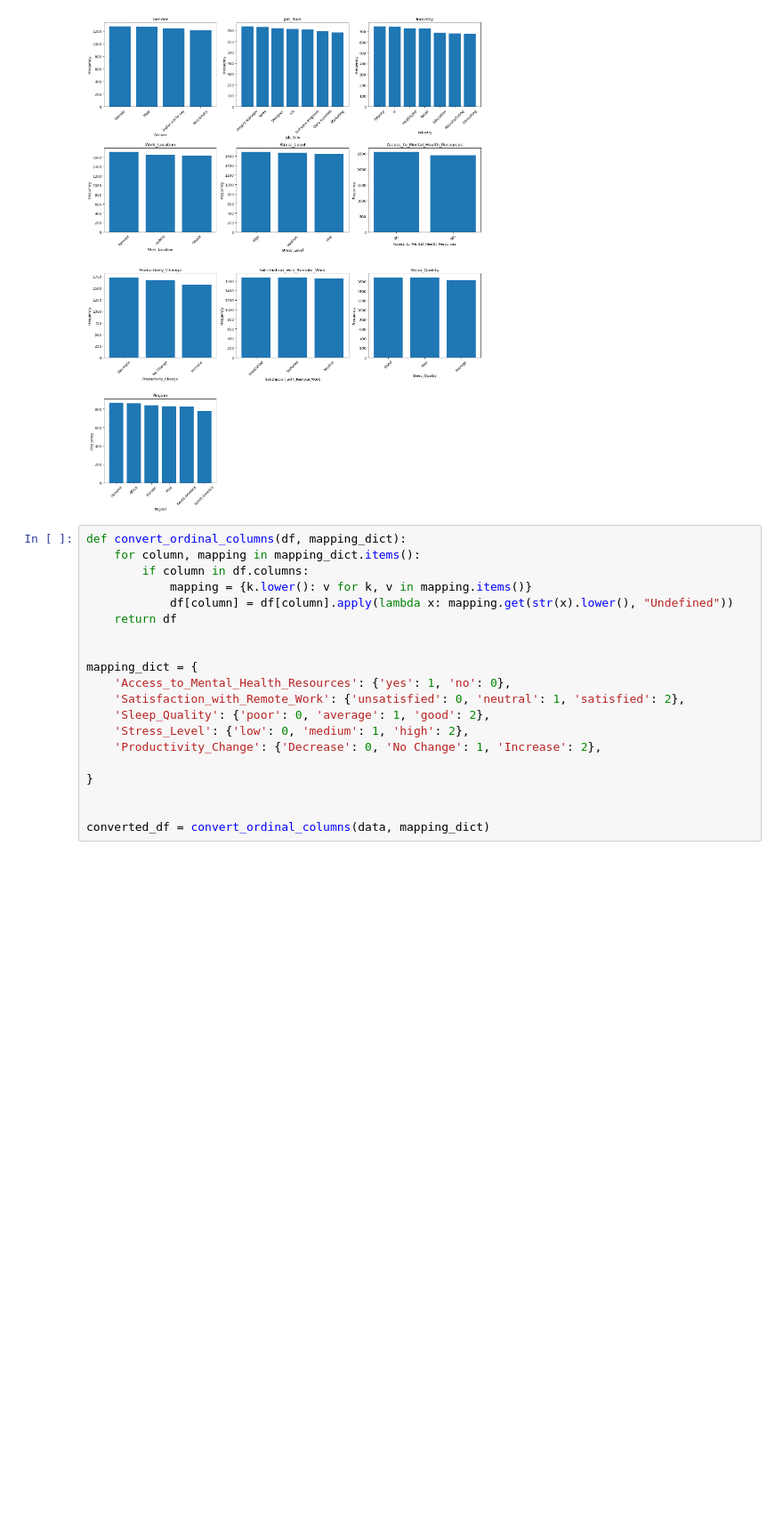
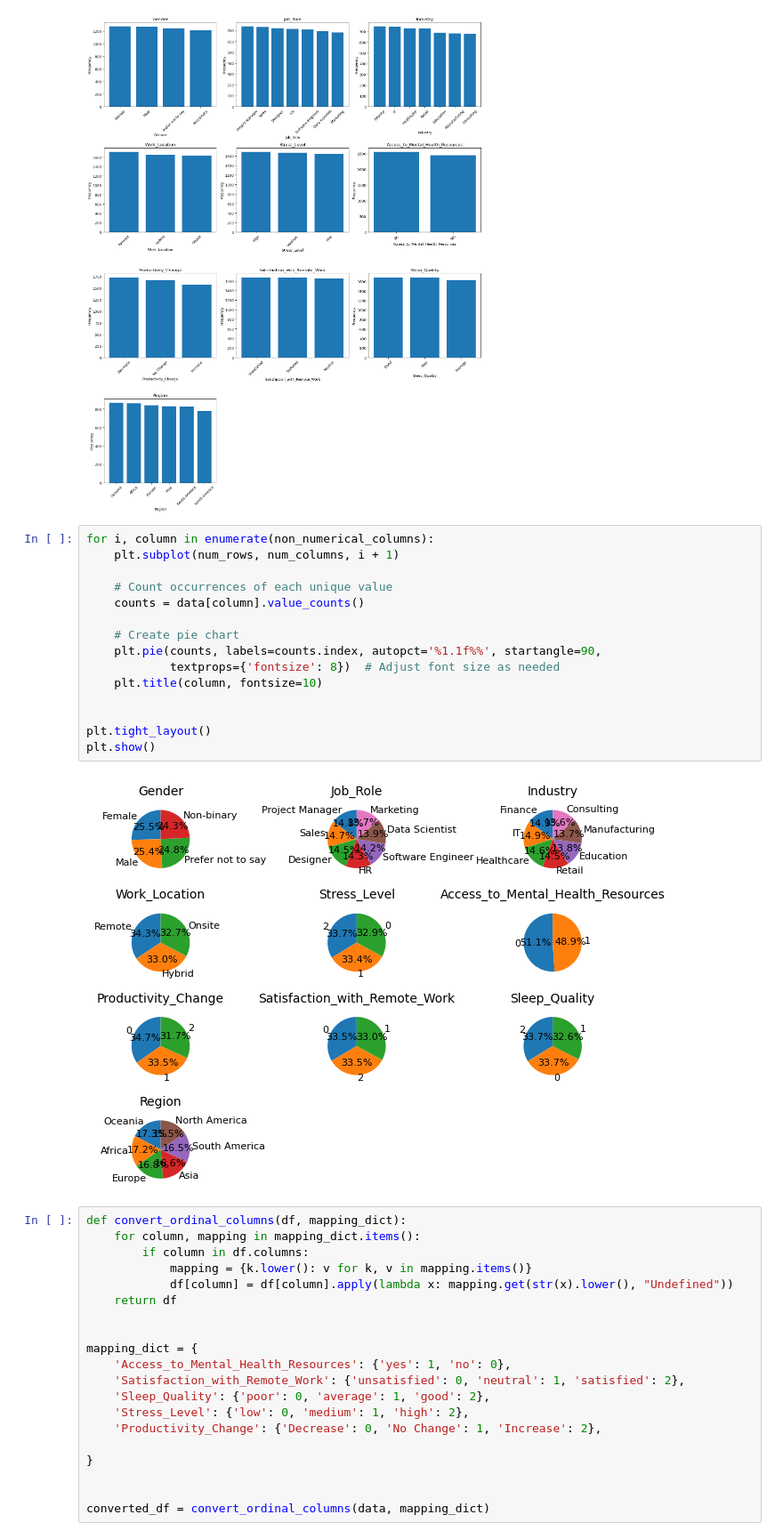
Before and after one commit to VivianZhao12/CAPSTONE-Causal-Inference-between-Remote-Work-and-Mental-Health, a Jupyter notebook: EDA.ipynb, the cells around one changed output. Shown at 89% size. Drawn from its saved outputs; the diff is of its cells as text; blank space fills up the shorter version.

```diff
--- a/EDA.ipynb
+++ b/EDA.ipynb
@@ -76,6 +76,23 @@ plt.tight_layout()
 plt.show()
 # %% [output]
 [figure]
+# %%
+for i, column in enumerate(non_numerical_columns):
+    plt.subplot(num_rows, num_columns, i + 1)
+
+    # Count occurrences of each unique value
+    counts = data[column].value_counts()
+
+    # Create pie chart
+    plt.pie(counts, labels=counts.index, autopct='%1.1f%%', startangle=90,
+            textprops={'fontsize': 8})  # Adjust font size as needed
+    plt.title(column, fontsize=10)
+
+
+plt.tight_layout()
+plt.show()
+# %% [output]
+[figure, added]
 # %%
 def convert_ordinal_columns(df, mapping_dict):
     for column, mapping in mapping_dict.items():
```
Also changed, not shown: parts of 1 cell of this notebook.
